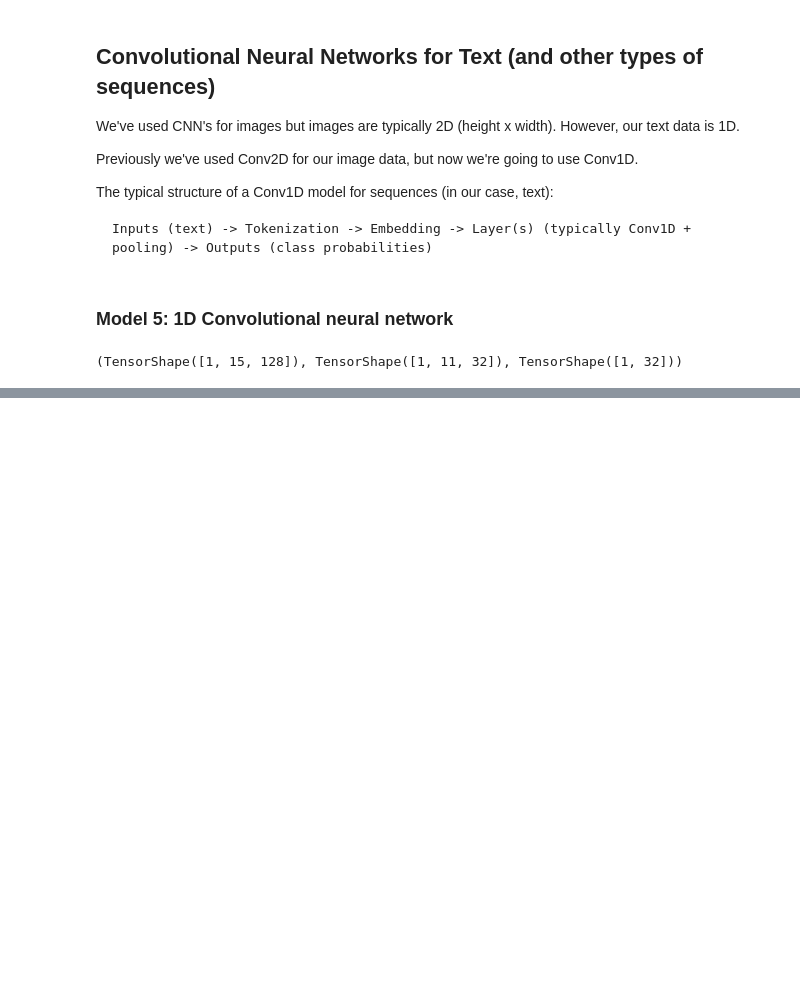
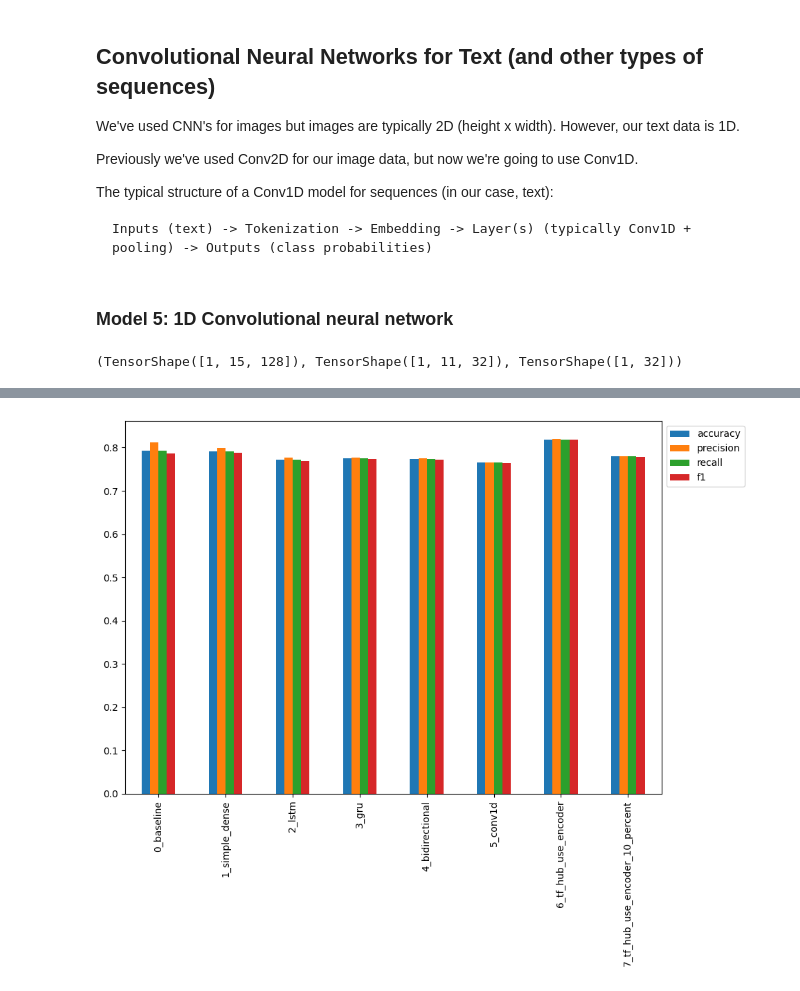
Before and after one commit to pformela/ztm-tensorflow, a Jupyter notebook: 07-natural-language-processing/07_introduction_to_nlp_in_tensorflow.ipynb, the cells around one changed output, grey strips where cells are left out. Saved outputs shown, nothing was run; the diff lists cells and outputs as text; code cells hidden in the pictures; blank space fills up the shorter version.

```diff
--- a/07-natural-language-processing/07_introduction_to_nlp_in_tensorflow.ipynb
+++ b/07-natural-language-processing/07_introduction_to_nlp_in_tensorflow.ipynb
@@ -985,0 +1169,8 @@ Epoch 5/5
+# %%
+# Fit the model
+model_7_history = model_7.fit(train_sentences_10_percent,
+                              train_labels_10_percent,
+                              epochs=5,
+                              validation_data=(X_val, y_val),
+                              callbacks=[create_tensorboard_callback(dir_name=SAVE_DIR,
+                                                                     experiment_name="model_7_USE_10_percent")])
@@ -985,0 +1189,5 @@ Epoch 5/5
+# %%
+# Make predictions with the model trained on 10% of the data
+model_7_pred_probs = model_7.predict(X_val)
+model_7_pred = tf.squeeze(tf.round(model_7_pred_probs))
+model_7_pred[:10]
@@ -985,0 +1197,5 @@ Epoch 5/5
+# %%
+model_7_results = eval_metrics(y_true=y_val,
+                               y_pred=model_7_pred)
+
+model_7_results
@@ -985,0 +1209,12 @@ Epoch 5/5
+# %%
+# Combine model results into a DataFrame
+all_model_results = pd.DataFrame({"0_baseline": baseline_results,
+                                  "1_simple_dense": model_1_results,
+                                  "2_lstm": model_2_results,
+                                  "3_gru": model_3_results,
+                                  "4_bidirectional": model_4_results,
+                                  "5_conv1d": model_5_results,
+                                  "6_tf_hub_use_encoder": model_6_results,
+                                  "7_tf_hub_use_encoder_10_percent": model_7_results}).transpose()
+
+all_model_results
@@ -985,0 +1231,5 @@ Epoch 5/5
+# %%
+# Plot and compare all of the model results
+all_model_results.plot(kind="bar", figsize=(10, 7)).legend(bbox_to_anchor=(1.0, 1.0));
+# %% [output]
+[figure, added]
```
Also changed, not shown: parts of 80 cells of this notebook.
